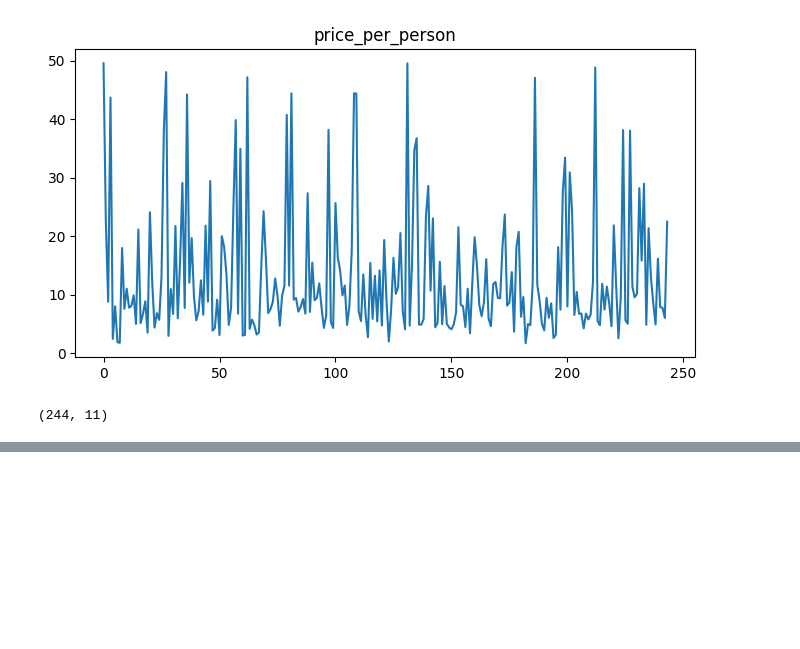
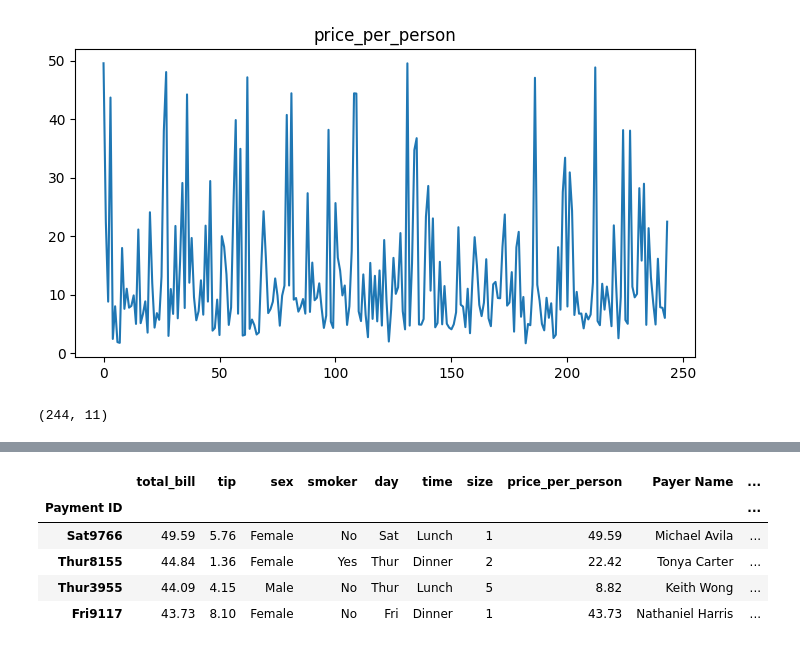
Before and after one commit to ibrahim10sy/learn-python, a Jupyter notebook: Pandas1.ipynb, the cells around one changed output, grey strips where cells are left out. Saved outputs shown, nothing was run; the diff lists cells and outputs as text; code cells hidden in the pictures; blank space fills up the shorter version.

```diff
--- a/Pandas1.ipynb
+++ b/Pandas1.ipynb
@@ -448,0 +508,10 @@ df.shape
+# %%
+# Multi selection
+df.iloc[0:4]
+# %% [output]
+|  | total_bill | tip | sex | smoker | day | time | size | price_per_person | Payer Name | ... |
+| Payment ID |  |  |  |  |  |  |  |  |  | ... |
+| Sat9766 | 49.59 | 5.76 | Female | No | Sat | Lunch | 1 | 49.59 | Michael Avila | ... |
+| Thur8155 | 44.84 | 1.36 | Female | Yes | Thur | Dinner | 2 | 22.42 | Tonya Carter | ... |
+| Thur3955 | 44.09 | 4.15 | Male | No | Thur | Lunch | 5 | 8.82 | Keith Wong | ... |
+| Fri9117 | 43.73 | 8.10 | Female | No | Fri | Dinner | 1 | 43.73 | Nathaniel Harris | ... |
```
Also changed, not shown: parts of 14 cells of this notebook.
